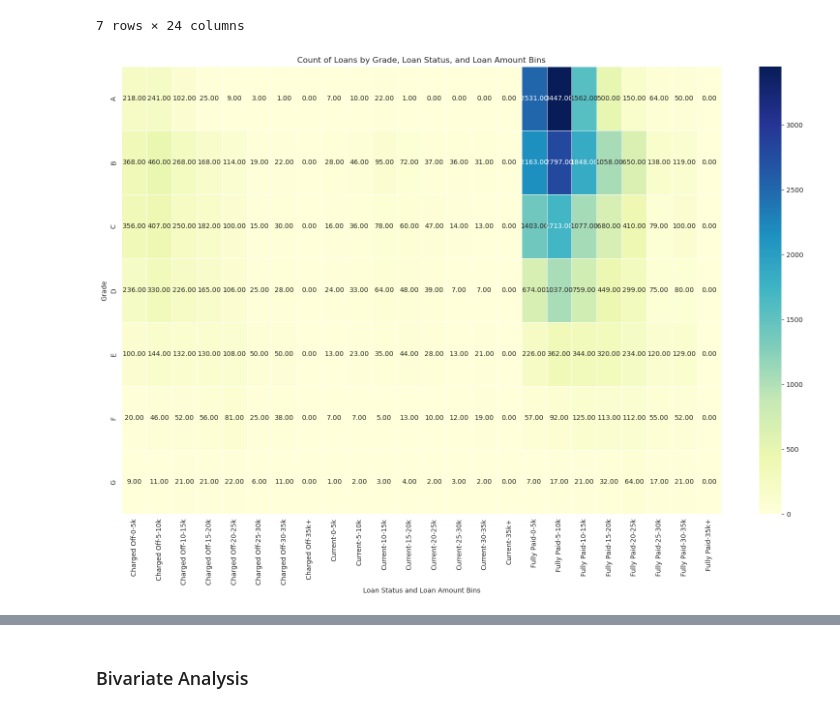
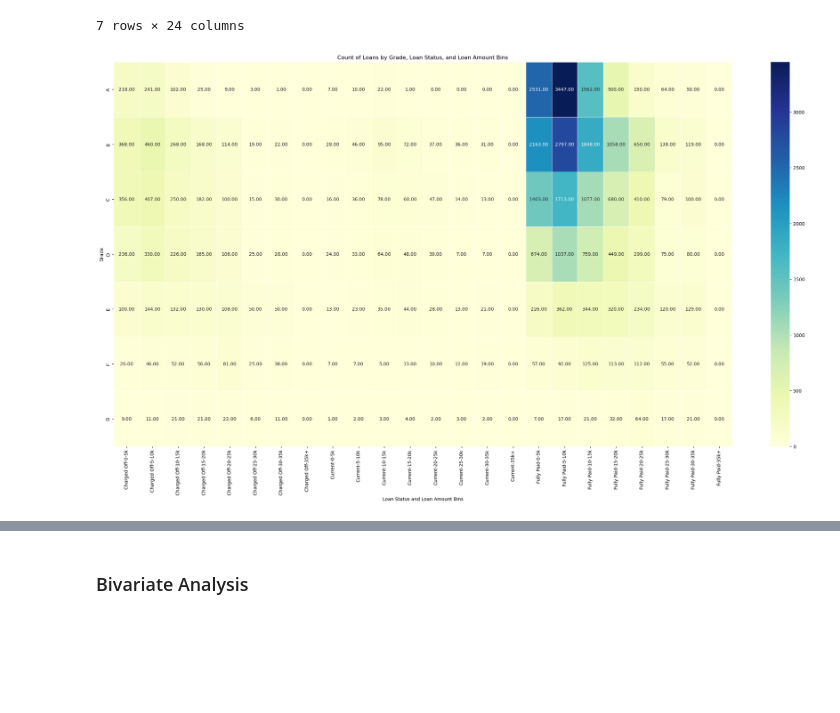
Before and after one commit to PraveenSM/LendingClubCaseStudy, a Jupyter notebook: Praveen_Mathad.ipynb, the cells around one changed output, grey strips where cells are left out. Cells and saved outputs as stored; diff of their text form; code cells hidden in the pictures; blank space fills up the shorter version.

```diff
--- a/Praveen_Mathad.ipynb
+++ b/Praveen_Mathad.ipynb
@@ -1074,11 +1084,11 @@ grades_bin
 | G | 9 | 11 | 21 | 21 | 22 | 6 | 11 | 0 | 1 | 2 | ... |
 7 rows × 24 columns
 # %%
-plt.figure(figsize=(20, 12))
+plt.figure(figsize=(30, 15))
 sns.heatmap(grades_bin, annot=True, fmt=".2f", cmap="YlGnBu", linewidths=0.5)
 plt.title('Count of Loans by Grade, Loan Status, and Loan Amount Bins')
 plt.xlabel('Loan Status and Loan Amount Bins')
 plt.ylabel('Grade')
 plt.show()
 # %% [output]
-[figure, old version]
+[figure, new version]
```
Also changed, not shown: parts of 29 cells of this notebook, 1 other file.
